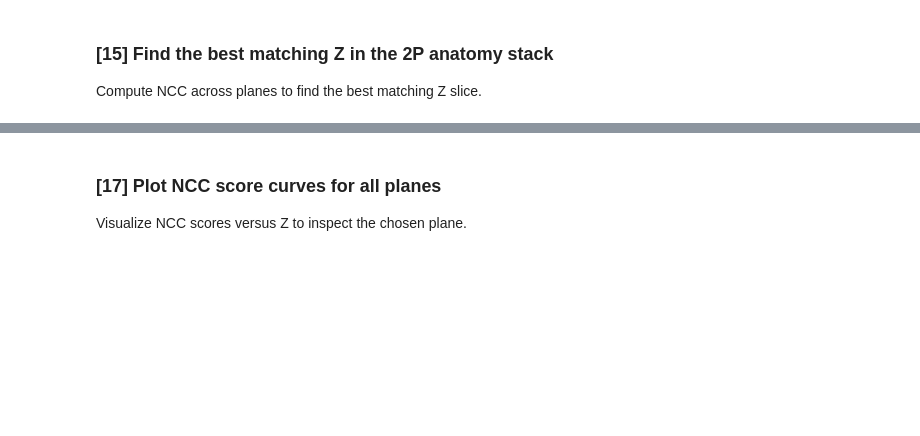
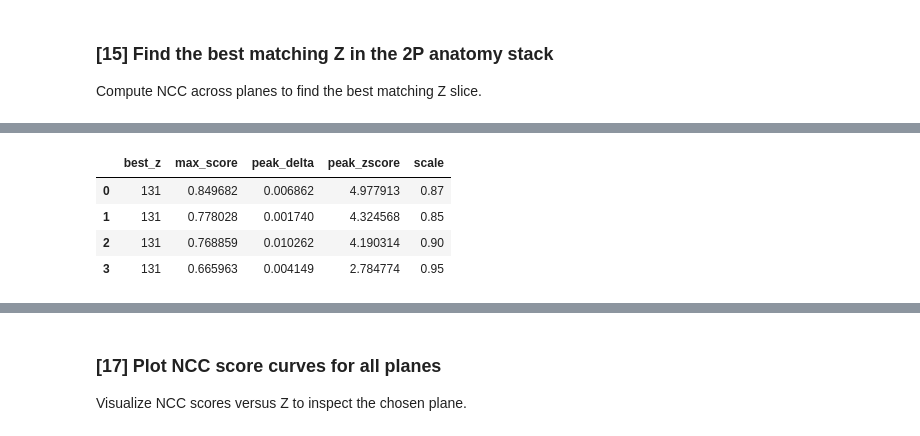
Before and after one commit to LarschLab/ddharmap-ANTs, a Jupyter notebook: notebooks/2PF_to_HCR.ipynb, the cells around one changed output, grey strips where cells are left out. Drawn from its saved outputs; the diff is of its cells as text; code cells hidden in the pictures; blank space fills up the shorter version.

```diff
--- a/notebooks/2PF_to_HCR.ipynb
+++ b/notebooks/2PF_to_HCR.ipynb
@@ -1503,7 +1505,7 @@ FORCE_RECOMPUTE_NCC = True  # set True to ignore cached NCC scores
 if FORCE_RECOMPUTE_NCC:
     print('[NCC] FORCE_RECOMPUTE_NCC=True; ignoring cached NCC scores.')
 # Optional: override best-Z from matchingMetadata.csv when NCC quality is bad
-USE_METADATA_Z = True
+USE_METADATA_Z = False
 manual_z_map = {}
 use_manual_z = False
 if USE_METADATA_Z:
@@ -1622,0 +1824,86 @@ Rescale for NCC [L396_f04_plane4_mcorrected_flipX]: sy=0.8617, sx=0.8617, ref sh
+# %%
+# [16b]
+# Compare manual scale vs computed scale on guide plane
+import numpy as np
+import pandas as pd
+
+MANUAL_SCALE_CANDIDATES = globals().get('MANUAL_SCALE_CANDIDATES', [0.85, 0.87, 0.90, 0.95])
+GUIDE_PLANE = int(globals().get('NCC_SCALE_PLANE', 0))
+METRIC = globals().get('NCC_SCALE_METRIC', 'peak_zscore')
+
+if 'plane_refs' not in globals() or not plane_refs:
+    raise RuntimeError('plane_refs missing; run [12] first.')
+if 'anat_f' not in globals() or anat_f is None:
+    raise RuntimeError('anat_f missing; run [16] first.')
+
+def _metric_from_scores(scores):
+    if scores is None or len(scores) == 0:
+        return None
+    best_z = int(np.argmax(scores))
+    max_score = float(scores[best_z])
+    second = float(np.partition(scores, -2)[-2]) if len(scores) >= 2 else None
+    mean_score = float(np.mean(scores))
+    std_score = float(np.std(scores))
+    peak_delta = (max_score - second) if second is not None else None
+    peak_zscore = (max_score - mean_score) / (std_score + 1e-6)
+    return {'best_z': best_z, 'max_score': max_score, 'peak_delta': peak_delta, 'peak_zscore': peak_zscore}
+
+if GUIDE_PLANE < 0 or GUIDE_PLANE >= len(plane_refs):
+    raise RuntimeError('GUIDE_PLANE out of range')
+pr0 = plane_refs[GUIDE_PLANE]
+ref0 = pr0.get('ref2d_raw', pr0.get('ref2d'))
+if ref0 is None:
+    raise RuntimeError('Missing ref for guide plane')
+ref0 = np.asarray(ref0, dtype=np.float32)
+anat_subset = anat_f
+
+rows = []
+for sc in MANUAL_SCALE_CANDIDATES:
+    ref_scaled = transform.resize(ref0, (max(1, int(round(ref0.shape[0]*sc))), max(1, int(round(ref0.shape[1]*sc)))), order=1, preserve_range=True, anti_aliasing=True).astype(np.float32)
+    best_z, scores = best_z_by_ncc(ref_scaled, anat_subset, use_cv2=True)
+    m = _metric_from_scores(scores)
+    if m is None:
+        continue
+    m.update({'scale': sc})
+    rows.append(m)
+
+df = pd.DataFrame(rows)
+if not df.empty:
+    df = df.sort_values(METRIC, ascending=False).reset_index(drop=True)
+try:
+    from IPython.display import display as _display
+except Exception:
+    _display = None
+if _display:
+    _display(df)
+else:
+    print(df.to_string(index=False))
+
+if not df.empty:
+    print('[16b] Best manual candidate:', df.iloc[0].to_dict())
+    print('[16b] Computed scale from [16a]:', globals().get('NCC_MANUAL_SCALE', None))
+
+# Compare voxel-based scale from [16] to sweep-derived scale
+vox_scale = None
+try:
+    if 'VOX_FUNC' in globals() and 'VOX_ANAT' in globals() and VOX_FUNC and VOX_ANAT:
+        vox_scale = float(VOX_FUNC.get('X', np.nan)) / float(VOX_ANAT.get('X', np.nan))
+except Exception:
+    vox_scale = None
+
+
+sweep_scale = globals().get('NCC_MANUAL_SCALE', None)
+if vox_scale is not None and sweep_scale is not None:
+    try:
+        ratio = float(sweep_scale) / float(vox_scale)
+        print(f'[16b] VOX scale={vox_scale:.4f} | sweep scale={float(sweep_scale):.4f} | sweep/vox={ratio:.4f}')
+    except Exception:
+        print(f'[16b] VOX scale={vox_scale} | sweep scale={sweep_scale}')
+else:
+    print(f'[16b] VOX scale={vox_scale} | sweep scale={sweep_scale}')
+# %% [output]
+|  | best_z | max_score | peak_delta | peak_zscore | scale |
+| 0 | 131 | 0.849682 | 0.006862 | 4.977913 | 0.87 |
+| 1 | 131 | 0.778028 | 0.001740 | 4.324568 | 0.85 |
+| 2 | 131 | 0.768859 | 0.010262 | 4.190314 | 0.90 |
+| 3 | 131 | 0.665963 | 0.004149 | 2.784774 | 0.95 |
```
Also changed, not shown: parts of 13 cells of this notebook.
